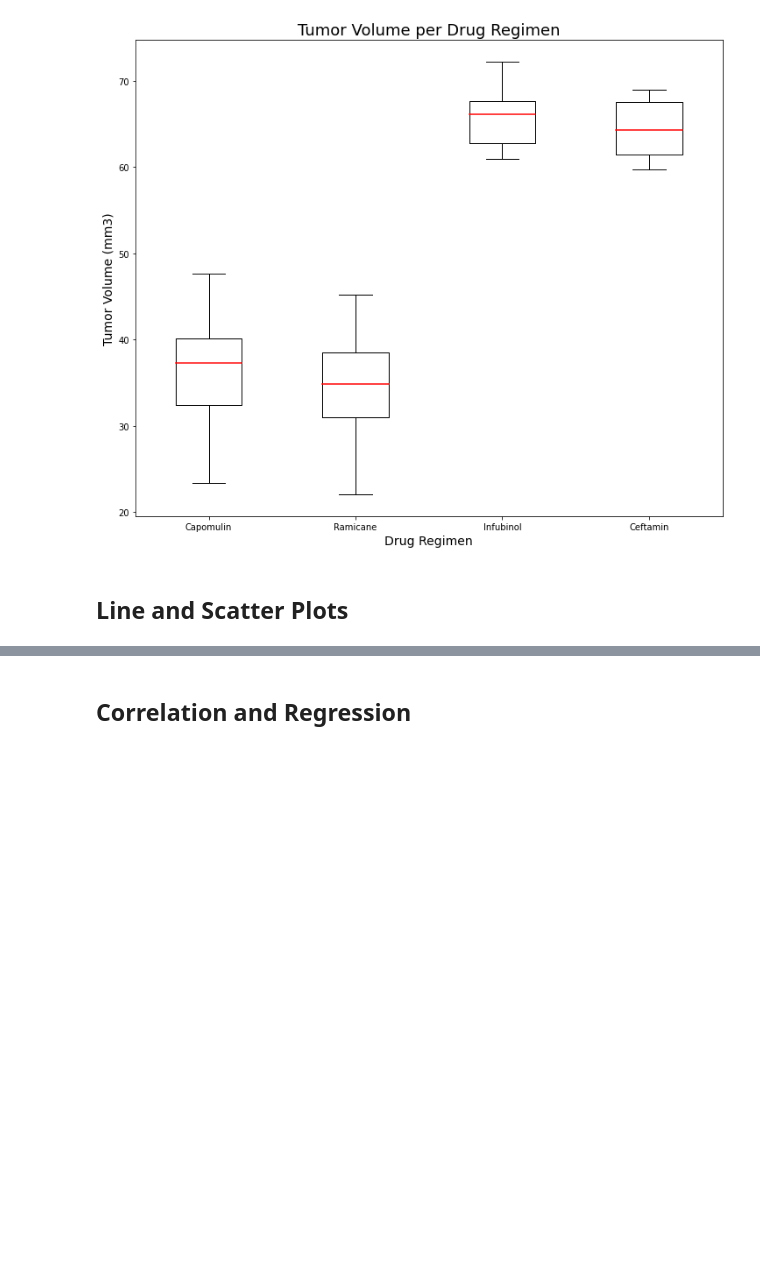
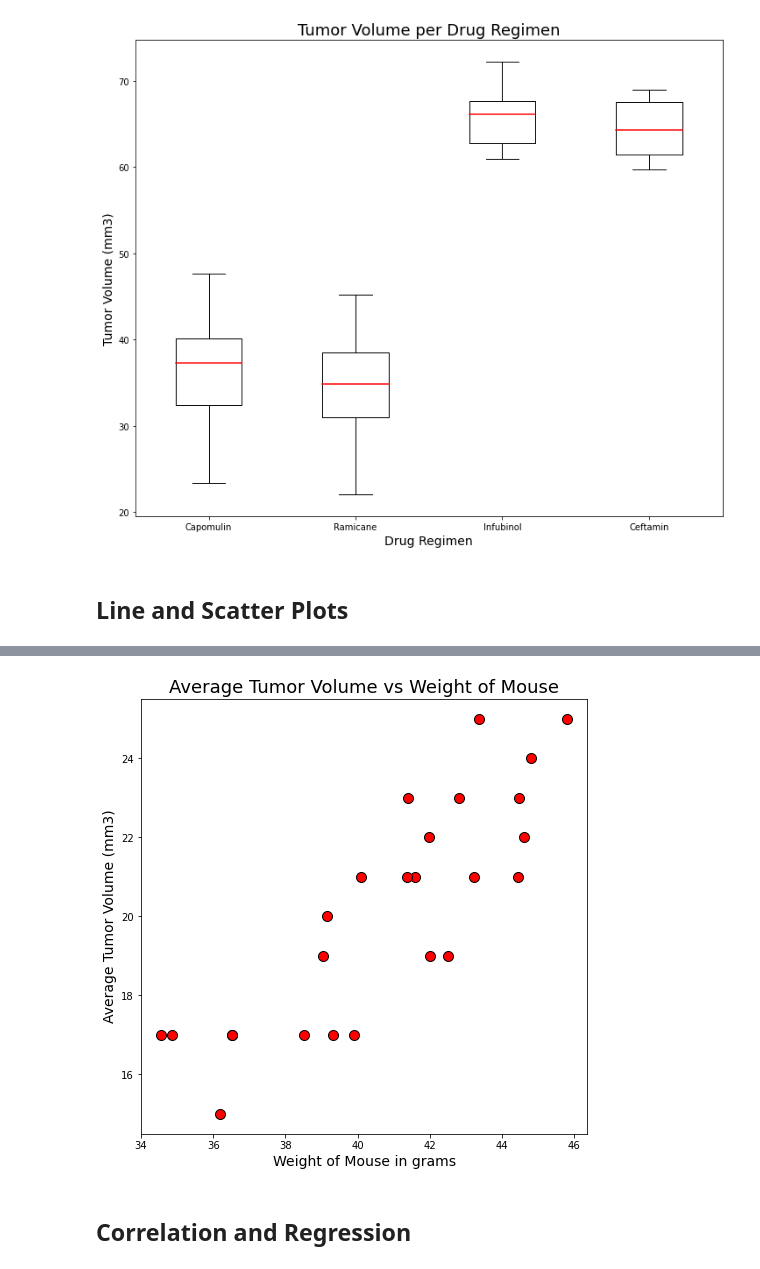
Before and after one commit to Corters22/Pymaceuticals_Review, a Jupyter notebook: pymaceuticals_starter.ipynb, the cells around one changed output, grey strips where cells are left out. Cells and saved outputs as stored; diff of their text form; code cells hidden in the pictures; blank space fills up the shorter version.

```diff
--- a/pymaceuticals_starter.ipynb
+++ b/pymaceuticals_starter.ipynb
@@ -353,2 +352,8 @@ AttributeError: 'Line2D' object has no property 'markers'
 # %%
 # Generate a scatter plot of average tumor volume vs. mouse weight for the Capomulin regimen
+mouse_cap_treatment =  mouse_metadata.loc[mouse_metadata['Drug Regimen']== 'Capomulin', :]
+mouse_tumor_cap =  cleaned_full_data_df.loc[cleaned_full_data_df['Drug Regimen']== 'Capomulin', :]
+grouped_by_mouse = mouse_tumor_cap.groupby("Mouse ID")
+
+avg_tumor_per_mouse_df = pd.merge(grouped_by_mouse["Tumor Volume (mm3)"].mean(), mouse_cap_treatment, on="Mouse ID")
+avg_tumor_per_mouse_df
@@ -355,3 +378,18 @@ AttributeError: 'Line2D' object has no property 'markers'
+# %%
+#creating scatter plot
+
+fig3 = plt.figure(figsize=(8, 8))
+y_axis = avg_tumor_per_mouse_df["Weight (g)"]
+x_axis = avg_tumor_per_mouse_df["Tumor Volume (mm3)"]
+
+
+plt.scatter(x_axis, y_axis, s=100, marker="o", facecolors="red", edgecolors='black')
+plt.xlabel("Weight of Mouse in grams", fontsize=14)
+plt.ylabel("Average Tumor Volume (mm3)", fontsize=14)
+plt.title("Average Tumor Volume vs Weight of Mouse", fontsize=18)
+plt.show()
+# %% [output]
+[figure, added]
 # %% [markdown]
 ## Correlation and Regression
 # %%
```
Also changed, not shown: parts of 3 cells of this notebook.
